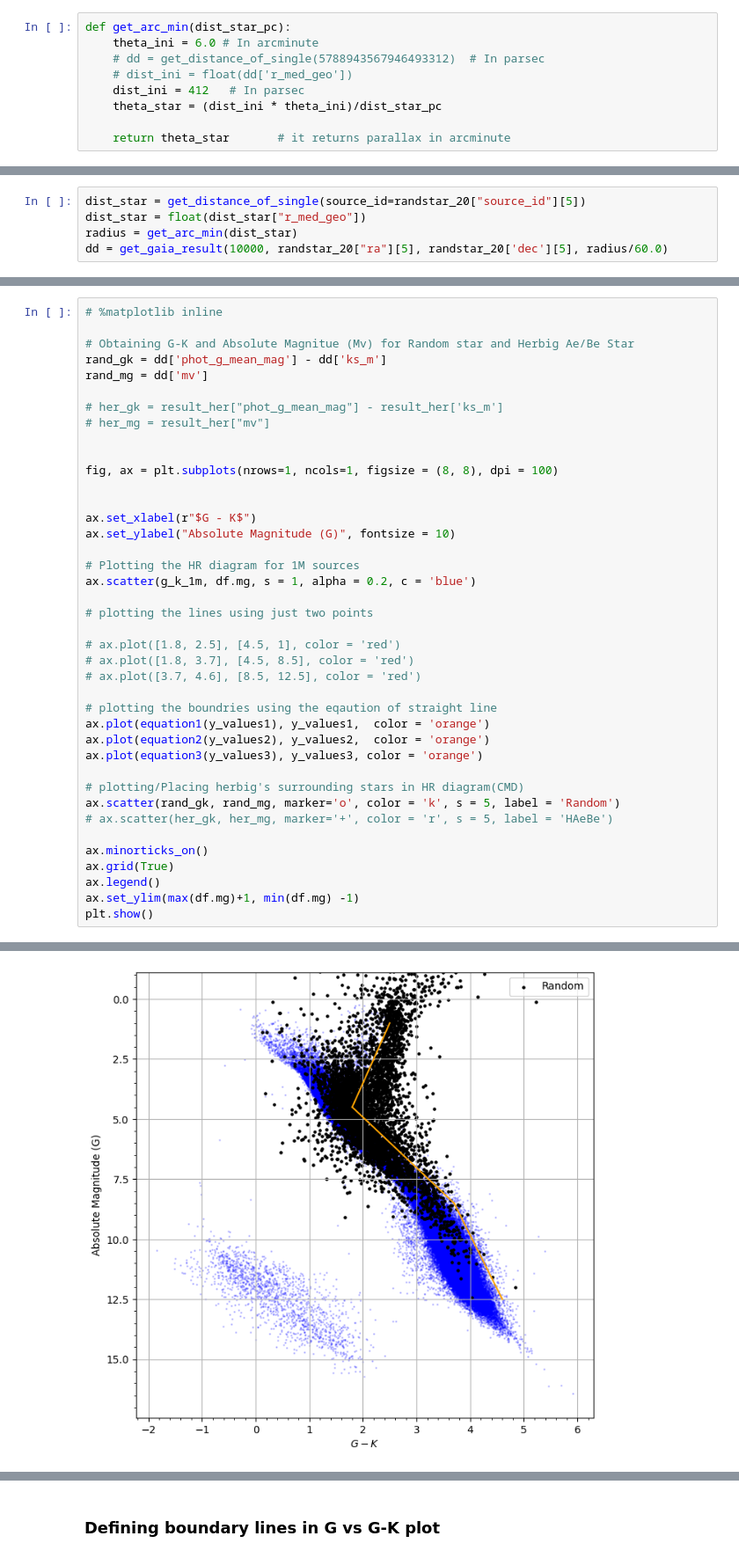
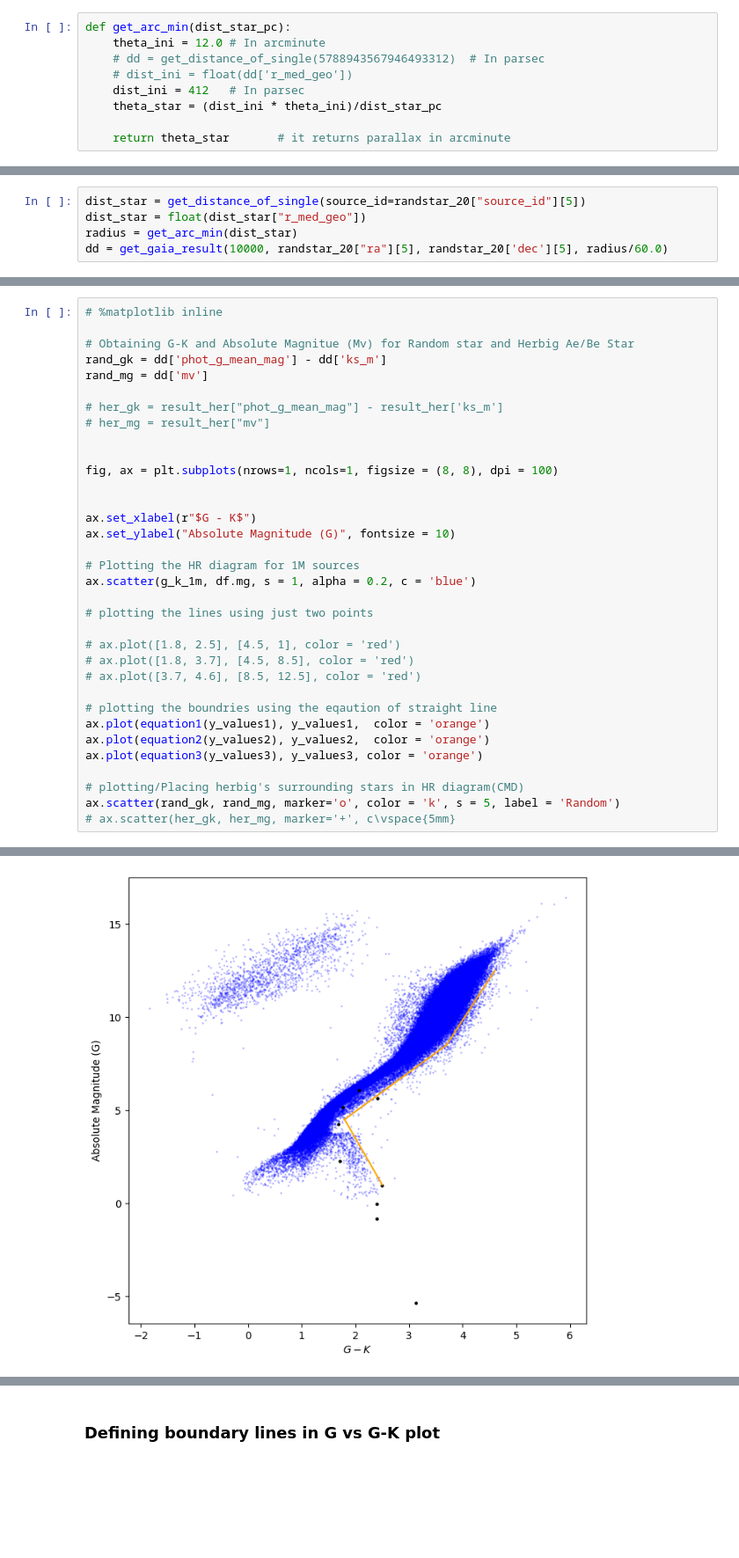
Before and after one commit to ImPriyatam/M.Sc-Thesis-Project, a Jupyter notebook: Including_distance.ipynb, the cells around one changed output, grey strips where cells are left out. Shown at 88% size. Saved outputs shown, nothing was run; the diff lists cells and outputs as text; blank space fills up the shorter version.

```diff
--- a/Including_distance.ipynb
+++ b/Including_distance.ipynb
@@ -316,7 +316,7 @@ Assuming "Orion Nebula" as base distance = 412 pc and radius = 12 ly = 3.679 pc,
 Our search radius = 6.0 arcminute
 # %%
 def get_arc_min(dist_star_pc):
-    theta_ini = 6.0 # In arcminute
+    theta_ini = 12.0 # In arcminute
     # dd = get_distance_of_single(5788943567946493312)  # In parsec
     # dist_ini = float(dd['r_med_geo'])
     dist_ini = 412   # In parsec
@@ -410,11 +403,5 @@ ax.plot(equation3(y_values3), y_values3, color = 'orange')
 
 # plotting/Placing herbig's surrounding stars in HR diagram(CMD)
 ax.scatter(rand_gk, rand_mg, marker='o', color = 'k', s = 5, label = 'Random')
-# ax.scatter(her_gk, her_mg, marker='+', color = 'r', s = 5, label = 'HAeBe')
-
-ax.minorticks_on()
-ax.grid(True)
-ax.legend()
-ax.set_ylim(max(df.mg)+1, min(df.mg) -1)
-plt.show()
+# ax.scatter(her_gk, her_mg, marker='+', c\vspace{5mm}
 # %% [output]
@@ -421,4 +409,4 @@ plt.show()
-[figure, old version]
+[figure, new version]
 # %%
 n_star = counting_fun(rand_mg, rand_gk)
 n_star
```
Also changed, not shown: parts of 14 cells of this notebook, 1 other file.
